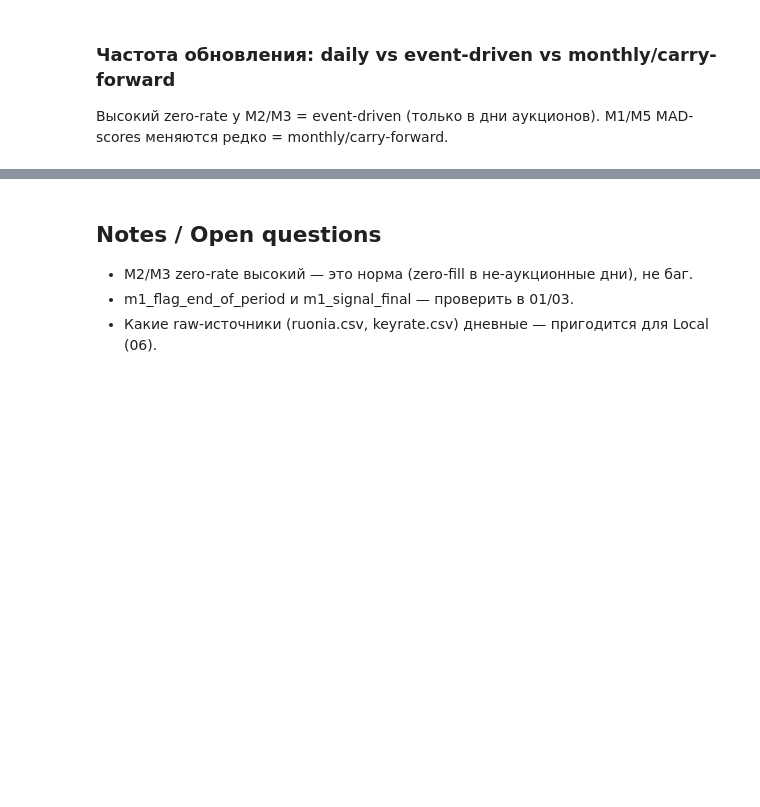
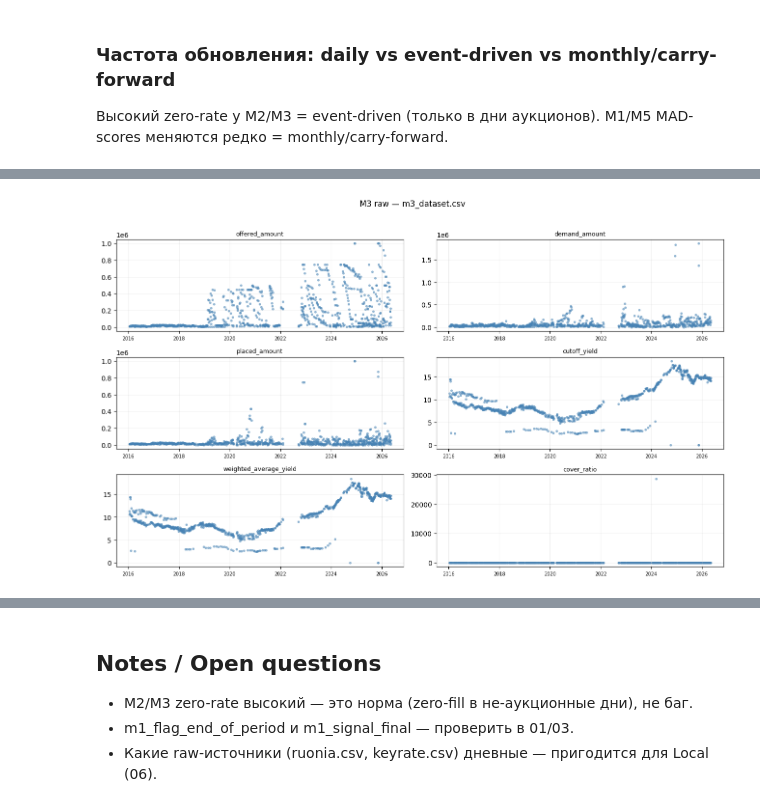
Before and after one commit to Povid1o/MathMode_LiquidityCatchers_RuLiquiditySentinel, a Jupyter notebook: lab/00_data_inventory.ipynb, the cells around one changed output, grey strips where cells are left out. Cells and saved outputs as stored; diff of their text form; code cells hidden in the pictures; blank space fills up the shorter version.

```diff
--- a/lab/00_data_inventory.ipynb
+++ b/lab/00_data_inventory.ipynb
@@ -87,0 +264,12 @@ freq.sort_values('daily_change_rate')
+# %%
+cfg = RAW_PLOTS['m3']
+df_raw, dcol = u.load_raw_csv(RAW_SOURCES['m3'])
+present = [c for c in cfg['cols'] if c in df_raw.columns]
+missing = [c for c in cfg['cols'] if c not in df_raw.columns]
+if missing:
+    print('нет колонок (пропущены):', missing)
+u.plot_raw_timeseries(df_raw, present, date_col=dcol, kind=cfg['kind'],
+    ncols=RAW_NCOLS, title='M3 raw — ' + RAW_SOURCES['m3'])
+plt.show()
+# %% [output]
+[figure, added]
```
Also changed, not shown: parts of 22 cells of this notebook, 5 other files.
